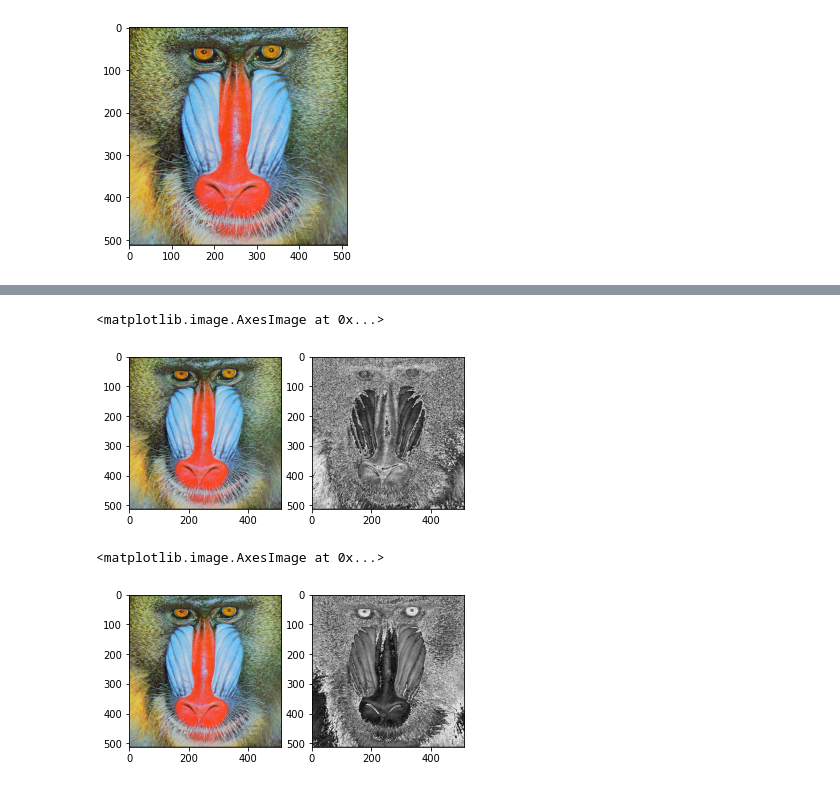
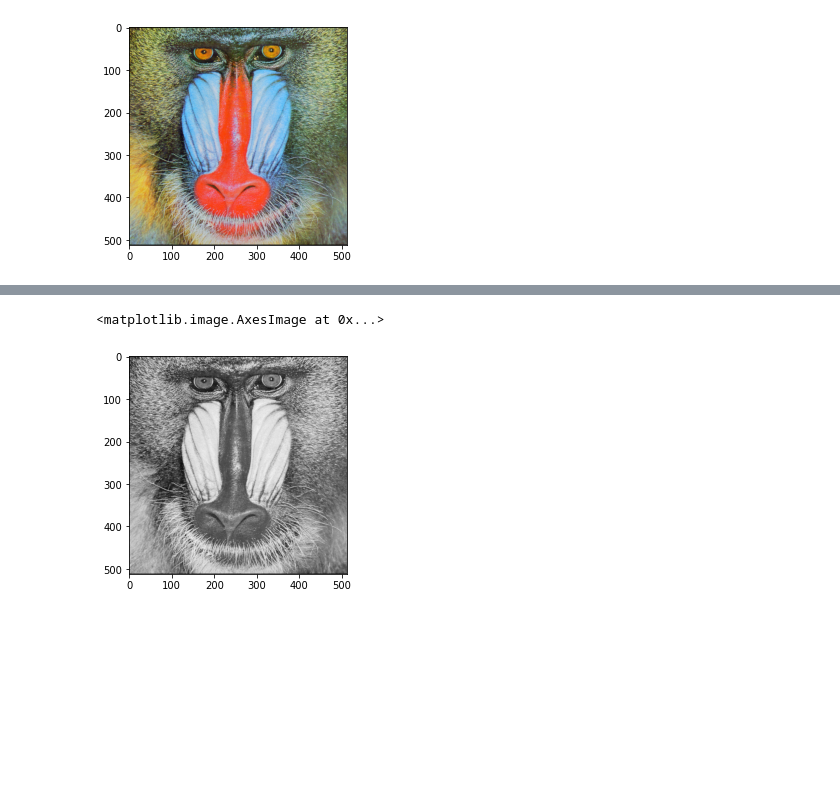
Before and after one commit to raihanrach/PCVK_Genap_2021, a Jupyter notebook: Week3.ipynb, the cells around one changed output, grey strips where cells are left out. Cells and saved outputs as stored; diff of their text form; code cells hidden in the pictures; blank space fills up the shorter version.

```diff
--- a/Week3.ipynb
+++ b/Week3.ipynb
@@ -122,28 +138,12 @@ plt.imshow(img_color)
 # %%
-#tugas 3A
-R, G, B = img_color[:,:,0], img_color[:,:,1], img_color[:,:,2]
+#tugas 3C
 
-gray_img = 0.3 * (R + G + B)
+imgelum = cv.imread('/content/drive/MyDrive/Salinan mandrill.tiff')
+R, G, B = imgelum[:,:,0], imgelum[:,:,1], imgelum[:,:,2]
 
-f, axarr = plt.subplots(1,2)
-axarr[0].imshow(img_color)
-axarr[1].imshow(gray_img, cmap='gray')
+gray_imgelum = (0.21 * R) + (0.72 * G) + (0.07 * B)
+
+plt.imshow(gray_imgelum, cmap='gray')
 # %% [output]
 <matplotlib.image.AxesImage at 0x...>
-[figure, old version]
+[figure, new version]
-# %%
-#tugas 3B
-# ekstraksi 3 channel warna
-# image[x,y,c]
-R, G, B = img_color[:,:,0], img_color[:,:,1],img_color[:,:,2]
-max_channels = np.maximum(np.maximum(R, G), B) #np.max(color_img, axis=2)
-min_channels = np.minimum(np.minimum(R, G), B) #np.min(color_img, axis=2)
-
-gray_img = 0.5 * (max_channels + min_channels)
-
-f, axarr = plt.subplots(1,2) #membuat 2 plot untuk 2 citra input dan output
-axarr[0].imshow(img_color)
-axarr[1].imshow(gray_img, cmap='gray')
-# %% [output]
-<matplotlib.image.AxesImage at 0x...>
-[figure, removed]
```
Also changed, not shown: parts of 4 cells of this notebook.
